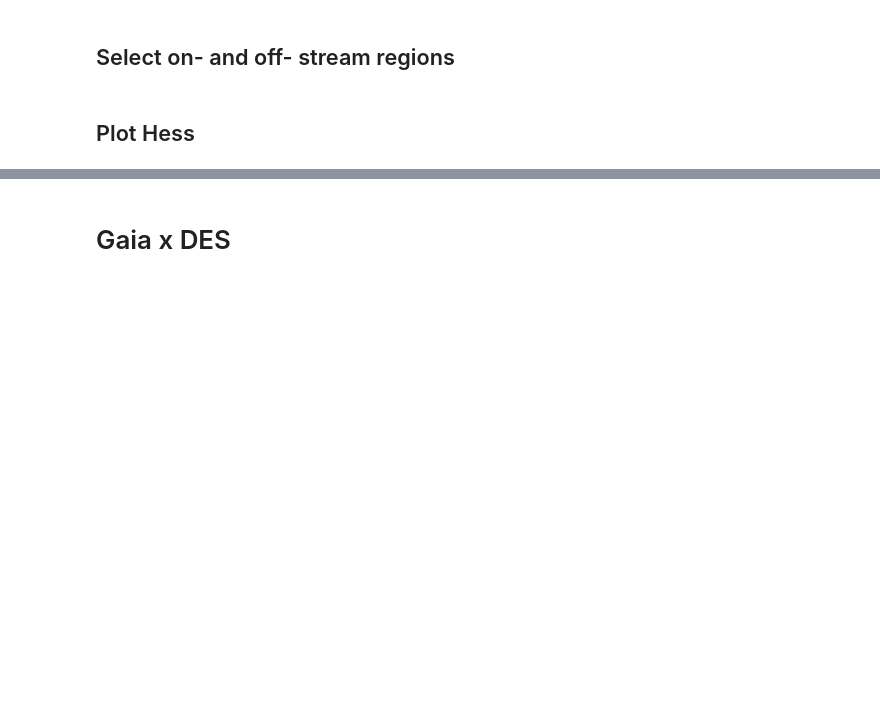
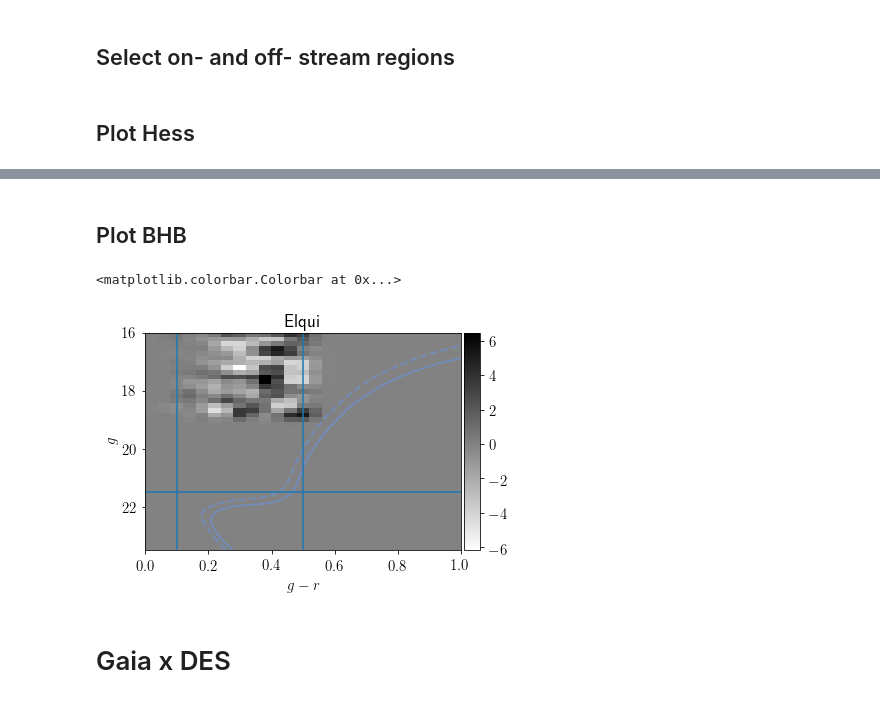
Before and after one commit to norashipp/shared_notebooks, a Jupyter notebook: Elqui.ipynb, the cells around one changed output, grey strips where cells are left out. Cells and saved outputs as stored; diff of their text form; code cells hidden in the pictures; blank space fills up the shorter version.

```diff
--- a/Elqui.ipynb
+++ b/Elqui.ipynb
@@ -73,3 +100,16 @@ def select_off(data, stream, width=1.0, offset=1.0):
+# %%
+def select_bhb(data, stream):
+    try:
+        g = data['WAVG_MAG_PSF_G_DERED']
+        r = data['WAVG_MAG_PSF_R_DERED']
+        gr = g - r
+    except:
+        g = data['PSF_MAG_SFD_G']
+        r = data['PSF_MAG_SFD_R']
+        gr = g - r
+
+    cut = (g-r > 0.1) & (g-r < 0.5) & (g - stream['modulus'] < 0.5) & (g - stream['modulus'] > -2.5)
+    return data[cut], cut
 # %% [markdown]
 ## Load stream
 # %%
@@ -101,6 +141,7 @@ data = np.copy(des)
 
 _, on_stream = select_on(data, stream, on_width)
 _, off_stream = select_off(data, stream, off_width, offset)
+_, bhb = select_bhb(data, stream)
 
 # on_stream &= data['PHI1'] < 0
 # off_stream &= data['PHI2'] < 0
@@ -120,3 +162,20 @@ pm.colorbar(im)
+# %% [markdown]
+## Plot BHB
+# %%
+im = pm.plot_hess(stream, data[on_stream&bhb], data[off_stream&bhb])
+plt.axhline(21.5)
+plt.plot(iso.color, iso.mag+mu, '-', c='cornflowerblue', lw=2, alpha=0.5, zorder=1, label='%.1f Gyr\n[Fe/H]=$%.2f$' %(age, iso.z2feh(z)))
+plt.plot(iso2.color, iso2.mag+mu, '--', c='cornflowerblue', lw=2, alpha=0.5, zorder=1, label='%.1f Gyr\n[Fe/H]=$%.2f$' %(age, iso.z2feh(z)))
+
+plt.axvline(0.5)
+plt.axvline(0.1)
+
+plt.xlim(0,1)
+plt.ylim(23.5,16)
+pm.colorbar(im)
+# %% [output]
+<matplotlib.colorbar.Colorbar at 0x...>
+[figure, added]
 # %% [markdown]
 # Gaia x DES
 # %% [markdown]
```
Also changed, not shown: parts of 15 cells of this notebook.
